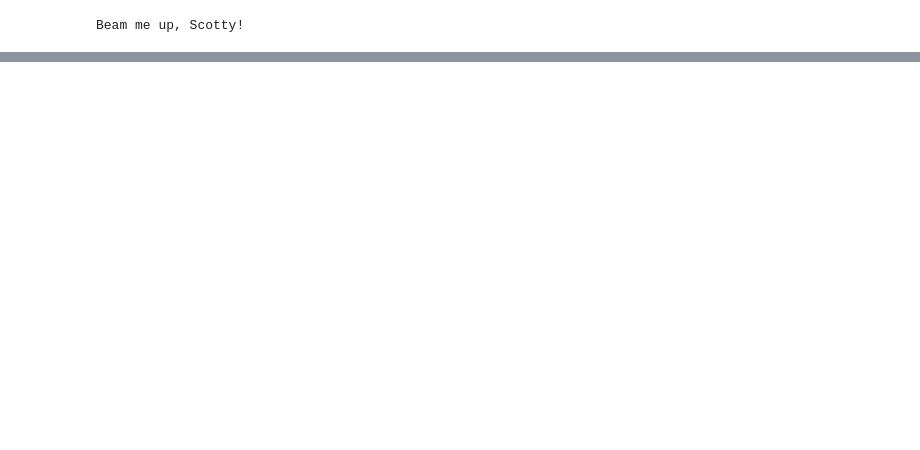
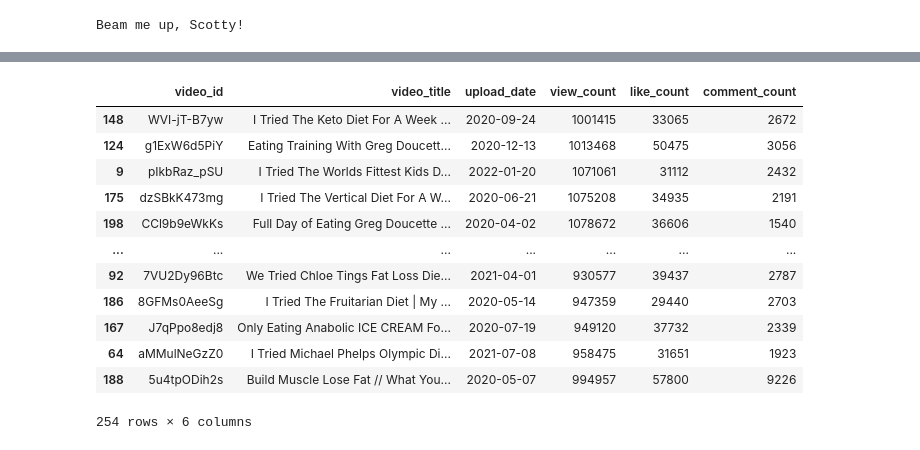
Before and after one commit to DMZellmer/Youtube_Project, a Jupyter notebook: Youtube_Data_Project.ipynb, the cells around one changed output, grey strips where cells are left out. Saved outputs shown, nothing was run; the diff lists cells and outputs as text; code cells hidden in the pictures; blank space fills up the shorter version.

```diff
--- a/Youtube_Data_Project.ipynb
+++ b/Youtube_Data_Project.ipynb
@@ -233,0 +263,17 @@ conn.commit()
+# %%
+df_views = df2.sort_values(by=['view_count'], ascending=True)
+df_views
+# %% [output]
+|  | video_id | video_title | upload_date | view_count | like_count | comment_count |
+| 148 | WVI-jT-B7yw | I Tried The Keto Diet For A Week ... | 2020-09-24 | 1001415 | 33065 | 2672 |
+| 124 | g1ExW6d5PiY | Eating Training With Greg Doucett... | 2020-12-13 | 1013468 | 50475 | 3056 |
+| 9 | pIkbRaz_pSU | I Tried The Worlds Fittest Kids D... | 2022-01-20 | 1071061 | 31112 | 2432 |
+| 175 | dzSBkK473mg | I Tried The Vertical Diet For A W... | 2020-06-21 | 1075208 | 34935 | 2191 |
+| 198 | CCl9b9eWkKs | Full Day of Eating Greg Doucette ... | 2020-04-02 | 1078672 | 36606 | 1540 |
+| ... | ... | ... | ... | ... | ... | ... |
+| 92 | 7VU2Dy96Btc | We Tried Chloe Tings Fat Loss Die... | 2021-04-01 | 930577 | 39437 | 2787 |
+| 186 | 8GFMs0AeeSg | I Tried The Fruitarian Diet | My ... | 2020-05-14 | 947359 | 29440 | 2703 |
+| 167 | J7qPpo8edj8 | Only Eating Anabolic ICE CREAM Fo... | 2020-07-19 | 949120 | 37732 | 2339 |
+| 64 | aMMulNeGzZ0 | I Tried Michael Phelps Olympic Di... | 2021-07-08 | 958475 | 31651 | 1923 |
+| 188 | 5u4tpODih2s | Build Muscle Lose Fat // What You... | 2020-05-07 | 994957 | 57800 | 9226 |
+254 rows × 6 columns
```
Also changed, not shown: parts of 10 cells of this notebook, 2 other files.
